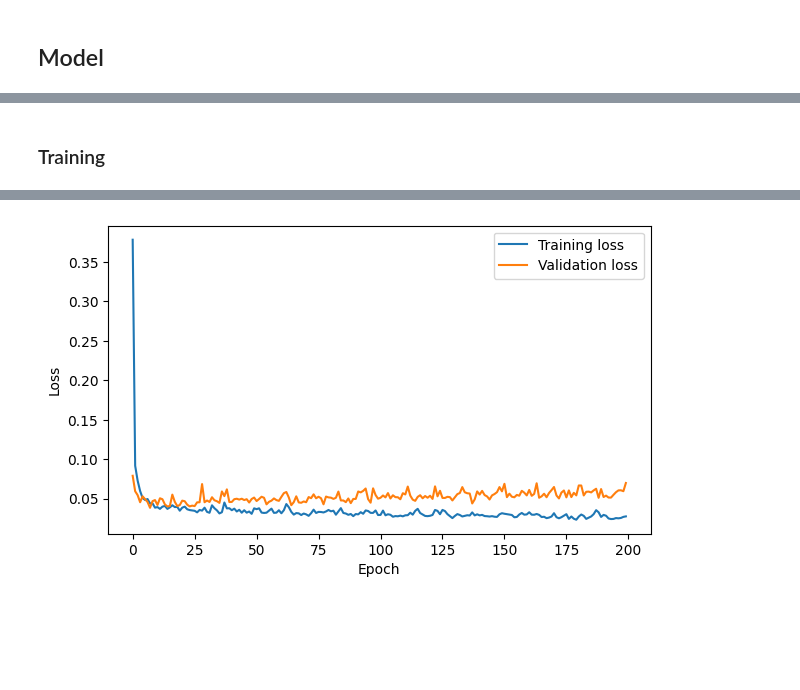
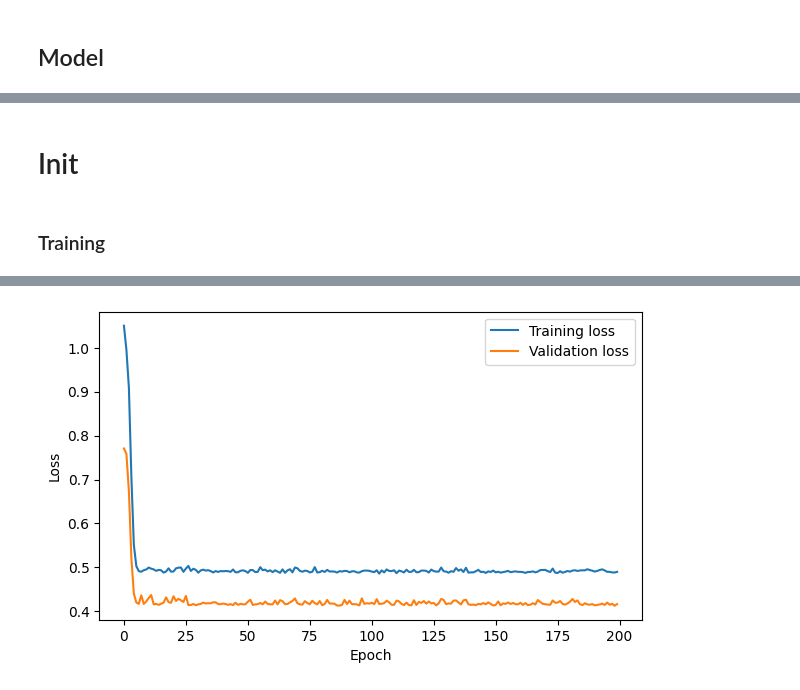
Before and after one commit to Fabiocufino/CERNOpenlab_CMS_Scouting, a Jupyter notebook: Code/Learning/maskingLayerNN.ipynb, the cells around one changed output, grey strips where cells are left out. Cells and saved outputs as stored; diff of their text form; code cells hidden in the pictures; blank space fills up the shorter version.

```diff
--- a/Code/Learning/maskingLayerNN.ipynb
+++ b/Code/Learning/maskingLayerNN.ipynb
@@ -112,3 +101,5 @@ Training device: CPU
+# %%
+masking_value = 0.
 # %% [markdown]
 # Data Generation adn Padding
 # %%
@@ -134,7 +125,7 @@ for _ in range(num_samples):
 
 
 # Padding
-X_padded = tf.keras.preprocessing.sequence.pad_sequences(X, maxlen=4, padding='post', dtype='float32')
+X_padded = tf.keras.preprocessing.sequence.pad_sequences(X, maxlen=4, padding='post', dtype='float32', value=masking_value)
 y = np.array(y)
 
 X_train, X_val, y_train, y_val = train_test_split(X_padded, y, test_size=0.2, random_state=42)
@@ -147,10 +138,6 @@ X_train_norm = (X_train - X_mean) / X_std
 X_val_norm = (X_val - X_mean) / X_std
 y_train_norm = (y_train - y_mean) / y_std
 y_val_norm = (y_val - y_mean) / y_std
-
-# Create maks
-mask_train = tf.not_equal(X_train, 0)
-mask_val = tf.not_equal(X_val, 0)
 # %%
 print(X_train[:10])
 # %% [output]
@@ -197,12 +314,15 @@ class MaskedFunctionApproximator(keras.Model):
+# %% [markdown]
+# Init
 # %%
 # Instantiate the mode
-model = MaskedFunctionApproximator()
+output_units = 1
+model = CustomModel(output_units)
 loss_fn = keras.losses.MeanSquaredError()
 optimizer = keras.optimizers.Adam(learning_rate=0.01)
 
 # Custom training loop
 @tf.function
-def train_step(x, y, mask):
+def train_step(x, y):
     with tf.GradientTape() as tape:
         predictions = model(x, training=True)
         loss = loss_fn(y, predictions)
@@ -211,7 +331,7 @@ def train_step(x, y, mask):
     return loss
 
 @tf.function
-def val_step(x, y, mask):
+def val_step(x, y):
     predictions = model(x, training=False)
     loss = loss_fn(y, predictions)
     return loss
@@ -221,8 +341,8 @@ def val_step(x, y, mask):
 # Training
 epochs = 200
 batch_size = 32
-train_dataset = tf.data.Dataset.from_tensor_slices((X_train_norm, y_train_norm.reshape(-1, 1), mask_train)).shuffle(1000).batch(batch_size)
-val_dataset = tf.data.Dataset.from_tensor_slices((X_val_norm, y_val_norm.reshape(-1, 1), mask_val)).batch(batch_size)
+train_dataset = tf.data.Dataset.from_tensor_slices((X_train_norm, y_train_norm.reshape(-1, 1))).shuffle(1000).batch(batch_size)
+val_dataset = tf.data.Dataset.from_tensor_slices((X_val_norm, y_val_norm.reshape(-1, 1))).batch(batch_size)
 
 train_losses = []
 val_losses = []
@@ -231,12 +351,12 @@ for epoch in range(epochs):
     epoch_train_losses = []
     epoch_val_losses = []
 
-    for x_batch, y_batch, mask_batch in train_dataset:
-        train_loss = train_step(x_batch, y_batch, mask_batch)
+    for x_batch, y_batch in train_dataset:
+        train_loss = train_step(x_batch, y_batch)
         epoch_train_losses.append(train_loss)
 
-    for x_val_batch, y_val_batch, mask_val_batch in val_dataset:
-        val_loss = val_step(x_val_batch, y_val_batch, mask_val_batch)
+    for x_val_batch, y_val_batch in val_dataset:
+        val_loss = val_step(x_val_batch, y_val_batch)
         epoch_val_losses.append(val_loss)
 
     train_losses.append(tf.reduce_mean(epoch_train_losses))
@@ -277,4 +397,4 @@ Epoch 200, Loss: 0.0275, Val Loss: 0.0698
-[figure, old version]
+[figure, new version]
 # %%
 def prepare_test_data(num_features):
     X_test = np.random.randn(100, num_features).astype(np.float32)
```
Also changed, not shown: parts of 7 cells of this notebook, 39 other files.
